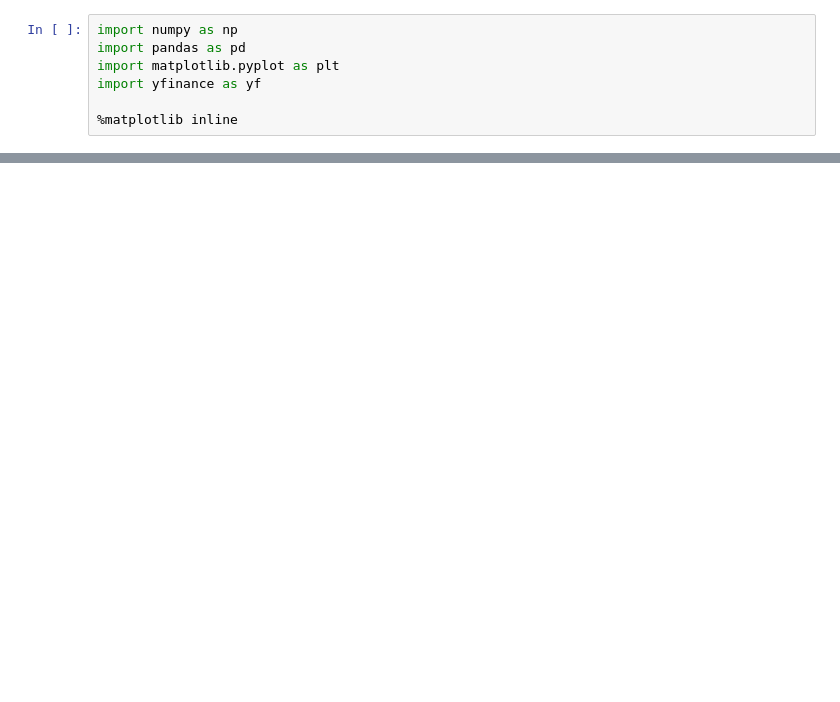
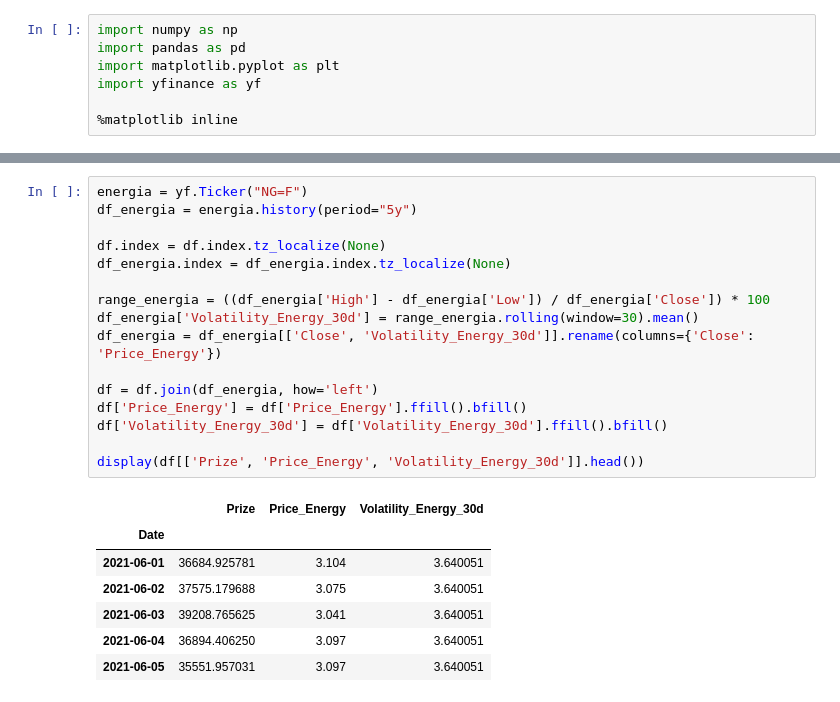
Before and after one commit to TverdohlebEgor/ProgettoDataIntensive, a Jupyter notebook: main.ipynb, the cells around one changed output, grey strips where cells are left out. Cells and saved outputs as stored; diff of their text form; blank space fills up the shorter version.

```diff
--- a/main.ipynb
+++ b/main.ipynb
@@ -151,0 +160,24 @@ KeyError: 'Tweet_Volume'
+# %%
+energia = yf.Ticker("NG=F")
+df_energia = energia.history(period="5y")
+
+df.index = df.index.tz_localize(None)
+df_energia.index = df_energia.index.tz_localize(None)
+
+range_energia = ((df_energia['High'] - df_energia['Low']) / df_energia['Close']) * 100
+df_energia['Volatility_Energy_30d'] = range_energia.rolling(window=30).mean()
+df_energia = df_energia[['Close', 'Volatility_Energy_30d']].rename(columns={'Close': 'Price_Energy'})
+
+df = df.join(df_energia, how='left')
+df['Price_Energy'] = df['Price_Energy'].ffill().bfill()
+df['Volatility_Energy_30d'] = df['Volatility_Energy_30d'].ffill().bfill()
+
+display(df[['Prize', 'Price_Energy', 'Volatility_Energy_30d']].head())
+# %% [output]
+|  | Prize | Price_Energy | Volatility_Energy_30d |
+| Date |  |  |  |
+| 2021-06-01 | 36684.925781 | 3.104 | 3.640051 |
+| 2021-06-02 | 37575.179688 | 3.075 | 3.640051 |
+| 2021-06-03 | 39208.765625 | 3.041 | 3.640051 |
+| 2021-06-04 | 36894.406250 | 3.097 | 3.640051 |
+| 2021-06-05 | 35551.957031 | 3.097 | 3.640051 |
```
Also changed, not shown: parts of 58 cells of this notebook, 3 other files.
